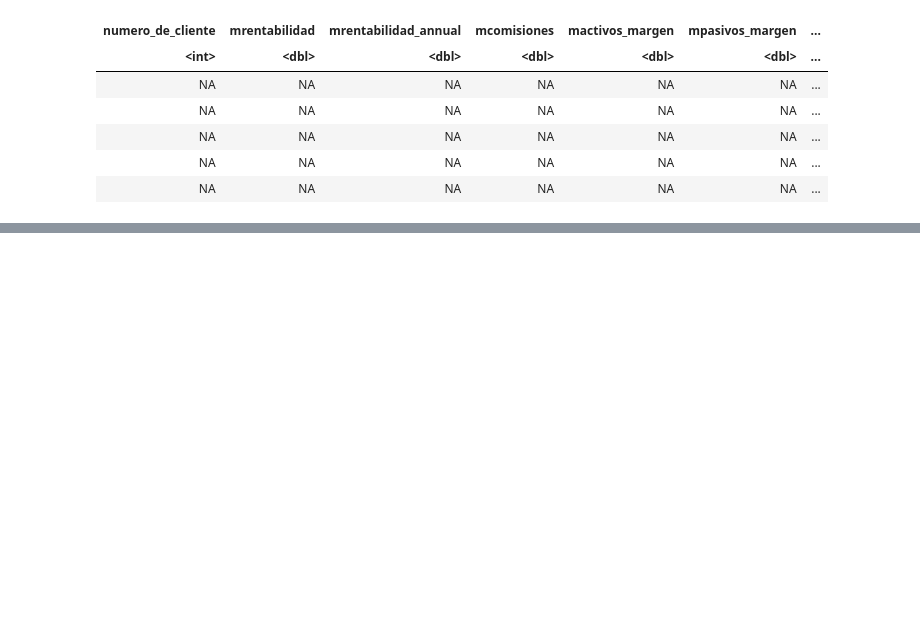
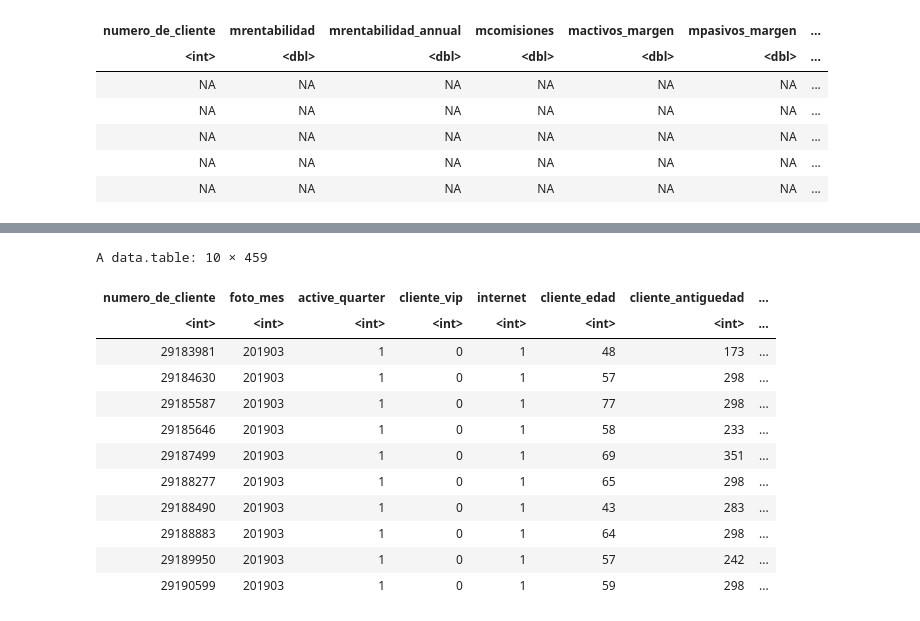
Before and after one commit to bettachini/dmeyf2023, a Jupyter notebook: zweite/engineering.ipynb, the cells around one changed output, grey strips where cells are left out. Cells and saved outputs as stored; diff of their text form; code cells hidden in the pictures; blank space fills up the shorter version.

```diff
--- a/zweite/engineering.ipynb
+++ b/zweite/engineering.ipynb
@@ -281,0 +465,4 @@ A data.table: 5 × 74
+# %%
+cadaset <- dataset[foto_mes > 201902, , by = .(numero_de_cliente, foto_mes)]
+cadaset[1:10, , by = .(numero_de_cliente, foto_mes)]
+# %% [output]
@@ -281,0 +473,13 @@ A data.table: 5 × 74
+A data.table: 10 × 459
+| numero_de_cliente | foto_mes | active_quarter | cliente_vip | internet | cliente_edad | cliente_antiguedad | ... |
+| <int> | <int> | <int> | <int> | <int> | <int> | <int> | ... |
+| 29183981 | 201903 | 1 | 0 | 1 | 48 | 173 | ... |
+| 29184630 | 201903 | 1 | 0 | 1 | 57 | 298 | ... |
+| 29185587 | 201903 | 1 | 0 | 1 | 77 | 298 | ... |
+| 29185646 | 201903 | 1 | 0 | 1 | 58 | 233 | ... |
+| 29187499 | 201903 | 1 | 0 | 1 | 69 | 351 | ... |
+| 29188277 | 201903 | 1 | 0 | 1 | 65 | 298 | ... |
+| 29188490 | 201903 | 1 | 0 | 1 | 43 | 283 | ... |
+| 29188883 | 201903 | 1 | 0 | 1 | 64 | 298 | ... |
+| 29189950 | 201903 | 1 | 0 | 1 | 57 | 242 | ... |
+| 29190599 | 201903 | 1 | 0 | 1 | 59 | 298 | ... |
```
Also changed, not shown: parts of 24 cells of this notebook, 4 other files.
